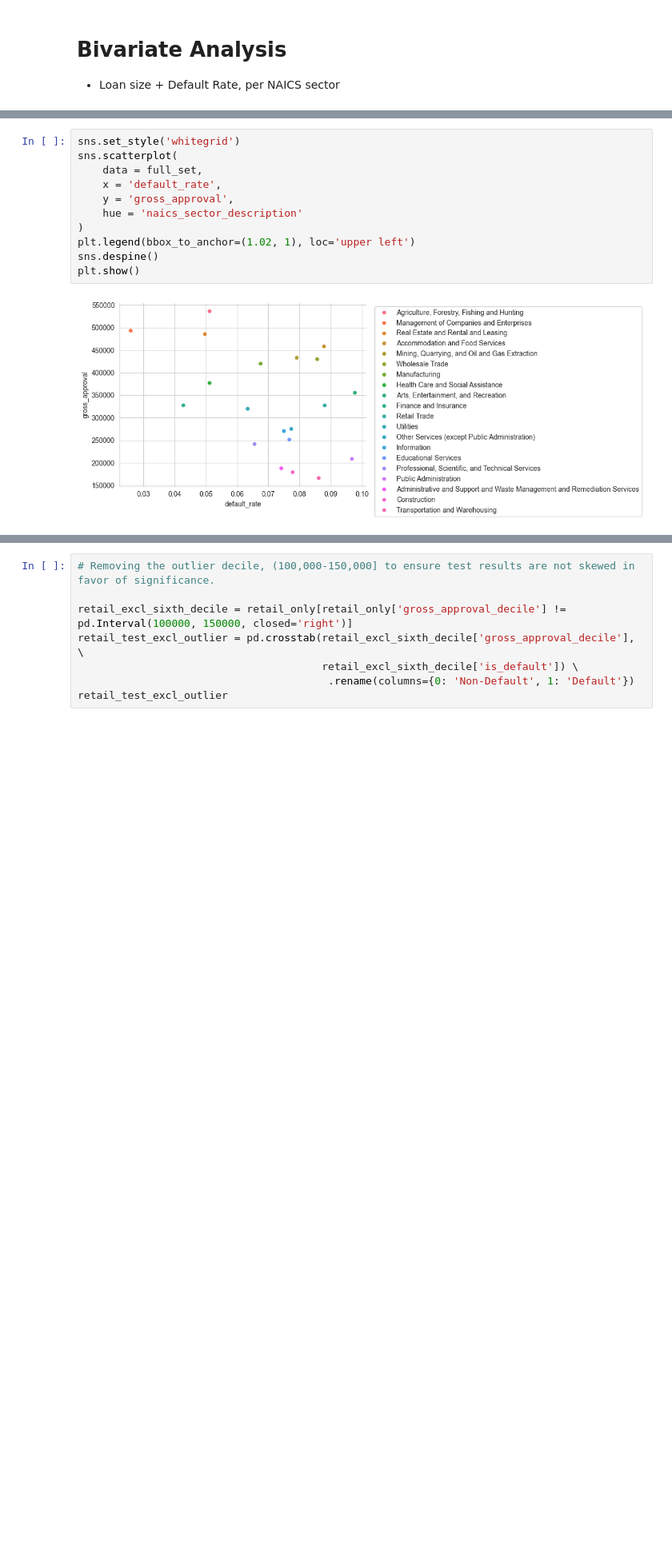
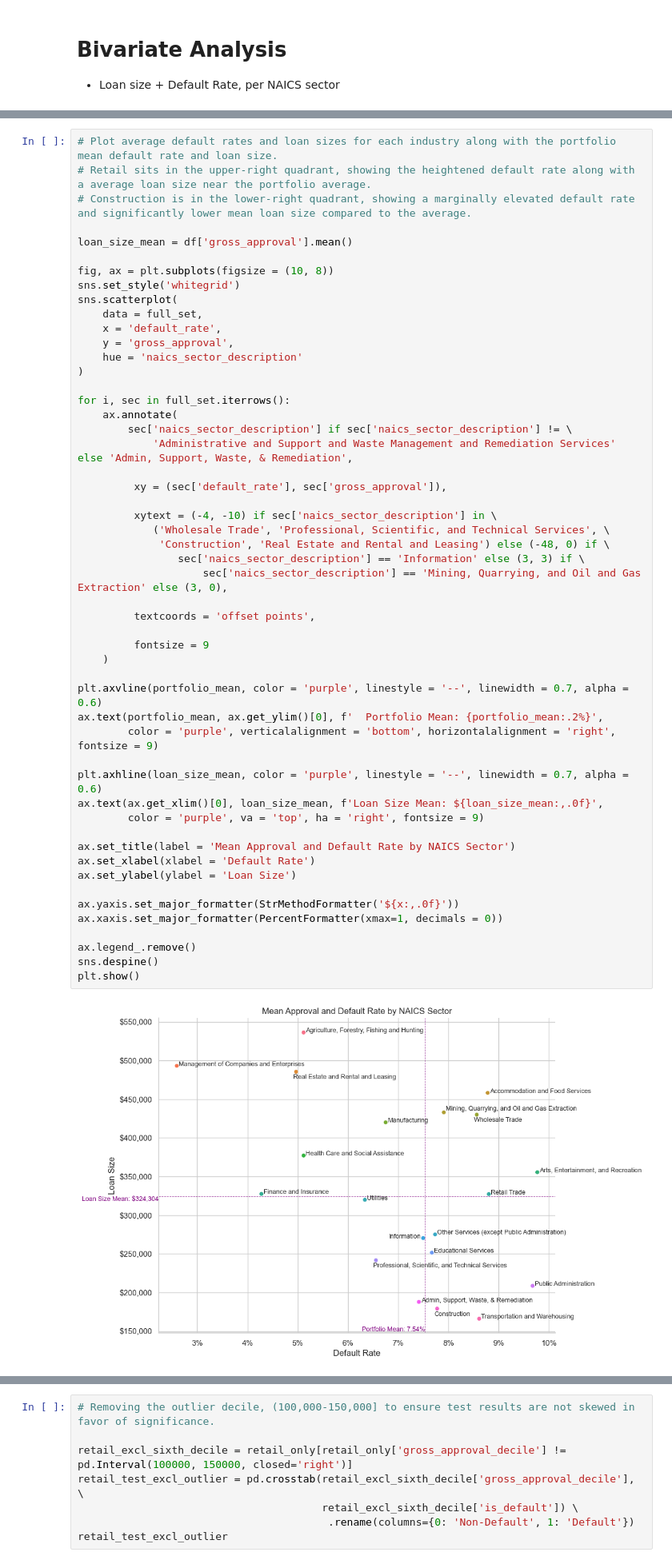
Before and after one commit to jaredhansen0128/sba-7a-credit-risk, a Jupyter notebook: notebooks/02_exploratory_data_analysis.ipynb, the cells around one changed output, grey strips where cells are left out. Shown at 80% size. Saved outputs shown, nothing was run; the diff lists cells and outputs as text; blank space fills up the shorter version.

```diff
--- a/notebooks/02_exploratory_data_analysis.ipynb
+++ b/notebooks/02_exploratory_data_analysis.ipynb
@@ -394,15 +503,56 @@ full_set.style.format({'gross_approval': '{:.8}', 'default_rate': '{:.2%}'})
 | 18 | Construction | 179102.22 | 2843 | 36558 | 7.78% |
 | 19 | Transportation and Warehousing | 166090.86 | 1543 | 17913 | 8.61% |
 # %%
+# Plot average default rates and loan sizes for each industry along with the portfolio mean default rate and loan size.
+# Retail sits in the upper-right quadrant, showing the heightened default rate along with a average loan size near the portfolio average.
+# Construction is in the lower-right quadrant, showing a marginally elevated default rate and significantly lower mean loan size compared to the average.
+
+loan_size_mean = df['gross_approval'].mean()
+
+fig, ax = plt.subplots(figsize = (10, 8))
 sns.set_style('whitegrid')
 sns.scatterplot(
     data = full_set,
     x = 'default_rate',
     y = 'gross_approval',
     hue = 'naics_sector_description'
 )
-plt.legend(bbox_to_anchor=(1.02, 1), loc='upper left')
+
+for i, sec in full_set.iterrows():
+    ax.annotate(
+        sec['naics_sector_description'] if sec['naics_sector_description'] != \
+            'Administrative and Support and Waste Management and Remediation Services' else 'Admin, Support, Waste, & Remediation',
+
+         xy = (sec['default_rate'], sec['gross_approval']),
+
+         xytext = (-4, -10) if sec['naics_sector_description'] in \
+            ('Wholesale Trade', 'Professional, Scientific, and Technical Services', \
+             'Construction', 'Real Estate and Rental and Leasing') else (-48, 0) if \
+                sec['naics_sector_description'] == 'Information' else (3, 3) if \
+                    sec['naics_sector_description'] == 'Mining, Quarrying, and Oil and Gas Extraction' else (3, 0),
+
+         textcoords = 'offset points',
+
+         fontsize = 9
+    )
+
+plt.axvline(portfolio_mean, color = 'purple', linestyle = '--', linewidth = 0.7, alpha = 0.6)
+ax.text(portfolio_mean, ax.get_ylim()[0], f'  Portfolio Mean: {portfolio_mean:.2%}',
+        color = 'purple', verticalalignment = 'bottom', horizontalalignment = 'right', fontsize = 9)
+
+plt.axhline(loan_size_mean, color = 'purple', linestyle = '--', linewidth = 0.7, alpha = 0.6)
+ax.text(ax.get_xlim()[0], loan_size_mean, f'Loan Size Mean: ${loan_size_mean:,.0f}',
+        color = 'purple', va = 'top', ha = 'right', fontsize = 9)
+
+ax.set_title(label = 'Mean Approval and Default Rate by NAICS Sector')
+ax.set_xlabel(xlabel = 'Default Rate')
+ax.set_ylabel(ylabel = 'Loan Size')
+
+ax.yaxis.set_major_formatter(StrMethodFormatter('${x:,.0f}'))
+ax.xaxis.set_major_formatter(PercentFormatter(xmax=1, decimals = 0))
+
+ax.legend_.remove()
 sns.despine()
 plt.show()
 # %% [output]
-[figure, old version]
+[figure, new version]
```
Also changed, not shown: parts of 91 cells of this notebook.
